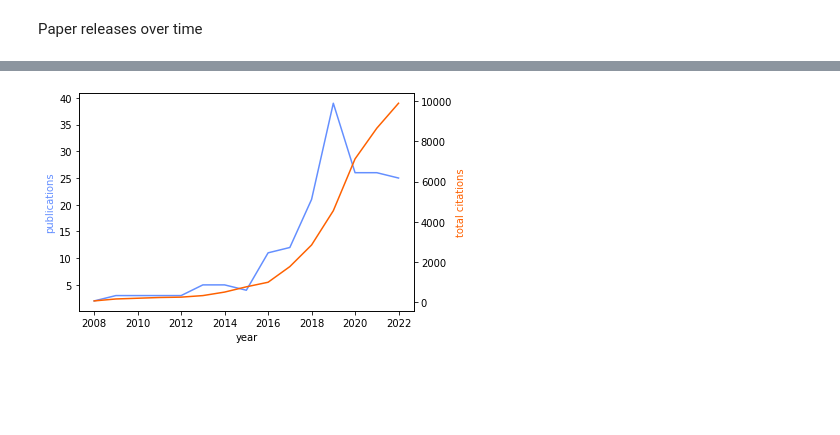
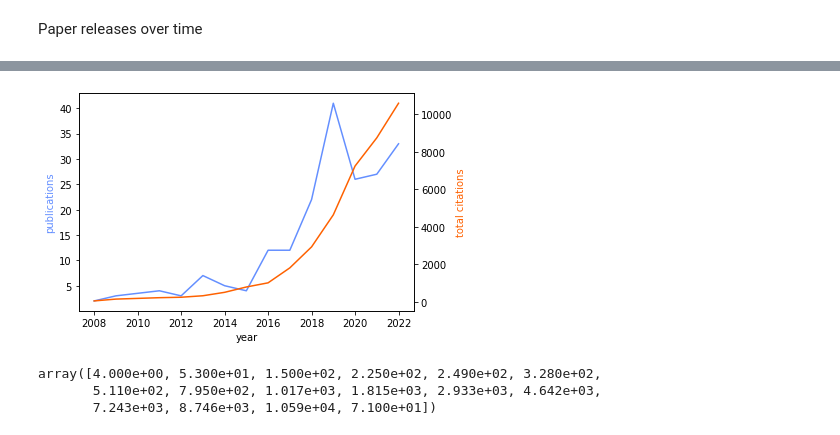
Before and after one commit to daniel-bogdoll/ad_datasets_influence, a Jupyter notebook: 4_plotting_papers_citations_over_time.ipynb, the cells around one changed output, grey strips where cells are left out. Saved outputs shown, nothing was run; the diff lists cells and outputs as text; code cells hidden in the pictures; blank space fills up the shorter version.

```diff
--- a/4_plotting_papers_citations_over_time.ipynb
+++ b/4_plotting_papers_citations_over_time.ipynb
@@ -8,7 +8,7 @@ import pandas as pd
 # %%
 wd = os.getcwd()
 wd = wd.replace('.ipynb_checkpoints', '')
-directory = os.path.join(wd, 'data', 'requests5')
+directory = os.path.join(wd, 'data', 'requests6')
 retrieved_data =  []
 for file in os.listdir(directory):
     with open(os.path.join(directory, file), "r") as j:
@@ -62,15 +81,21 @@ citations = pd.Series(publications).value_counts().sort_index()
 # %%
 fig,ax = plt.subplots()
-ax.plot(citations.index, citations, color='#648fff')
+ax.plot(citations.index[:-1], citations[:-1], color='#648fff')
 ax.set_ylabel('publications', color='#648fff')
 ax.set_xlabel('year')
 
 ax2=ax.twinx()
-ax2.plot(citations.index, total_citations[0][1:-1], color='#fe6100')
+ax2.plot(citations.index[:-1], total_citations[0][1:-1], color='#fe6100')
 ax2.set_ylabel('total citations', color='#fe6100')
 plt.savefig('output/growth_publications_and_citations.pdf', bbox_inches='tight')
 plt.show()
 # %% [output]
-[figure, old version]
+[figure, new version]
+# %%
+total_citations[0]
+# %% [output]
+array([4.000e+00, 5.300e+01, 1.500e+02, 2.250e+02, 2.490e+02, 3.280e+02,
+       5.110e+02, 7.950e+02, 1.017e+03, 1.815e+03, 2.933e+03, 4.642e+03,
+       7.243e+03, 8.746e+03, 1.059e+04, 7.100e+01])
 # %%
 ooo
```
Also changed, not shown: parts of 4 cells of this notebook, 1 other file.
